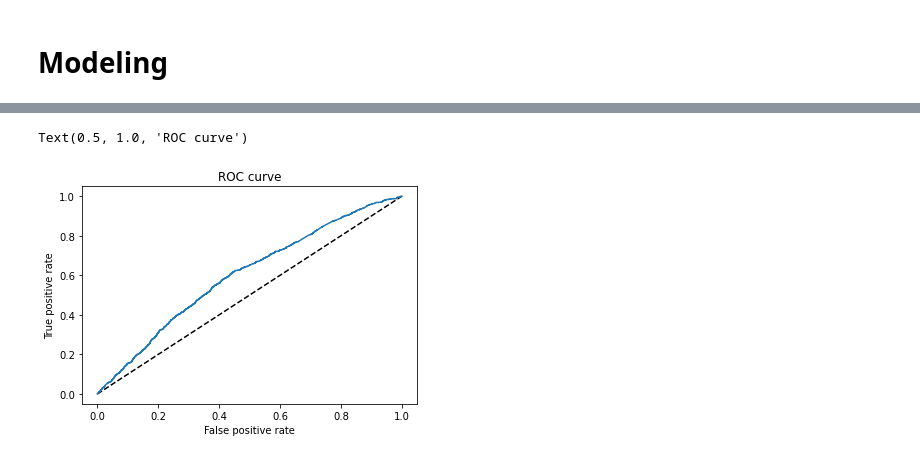
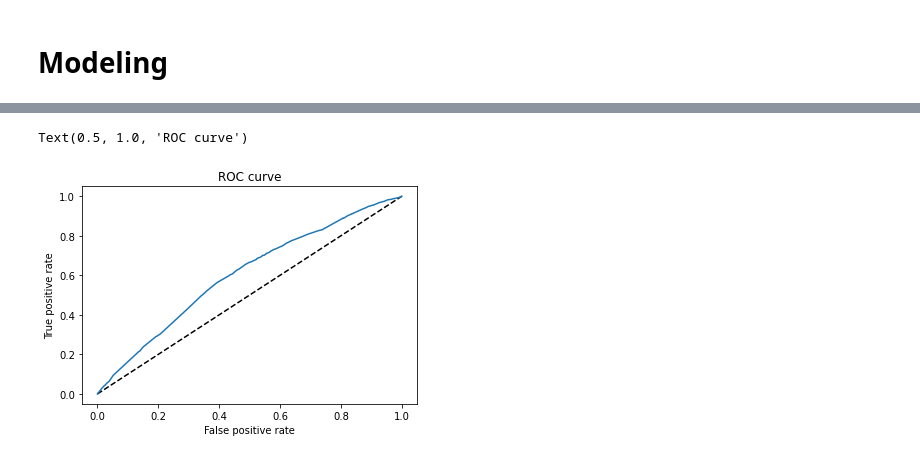
Before and after one commit to saakethkoka/ML-Lab5, a Jupyter notebook: main.ipynb, the cells around one changed output, grey strips where cells are left out. Saved outputs shown, nothing was run; the diff lists cells and outputs as text; code cells hidden in the pictures.

```diff
--- a/main.ipynb
+++ b/main.ipynb
@@ -345,7 +347,7 @@ for col in categorical_headers:
     features[col] = encoders[col].fit_transform(features[col])
 # %%
 # stratified split 80-20:
-X_train, X_test, y_train, y_test = train_test_split(features, target, test_size=0.2, random_state=0, stratify=target)
+X_train, X_test, y_train, y_test = train_test_split(features, target, test_size=0.4, random_state=0, stratify=target)
 # %% [markdown]
 # Modeling
 # %%
@@ -472,17 +578,17 @@ plt.legend()
 # %%
 # plot ROC curve:
 from sklearn.metrics import roc_curve, auc
 import matplotlib.pyplot as plt
-y_pred_keras = model.predict([crossed_features_test.to_numpy(), categorical_features_test.to_numpy(), numerical_features_test.to_numpy()]).ravel()
+y_pred_keras = model2.predict([crossed_features_test.to_numpy(), categorical_features_test.to_numpy(), numerical_features_test.to_numpy()]).ravel()
 fpr_keras, tpr_keras, thresholds_keras = roc_curve(y_test, y_pred_keras)
 auc_keras = auc(fpr_keras, tpr_keras)
 
 plt.figure(1)
 plt.plot([0, 1], [0, 1], 'k--')
 plt.plot(fpr_keras, tpr_keras, label='Keras (area = {:.3f})'.format(auc_keras))
 plt.xlabel('False positive rate')
 plt.ylabel('True positive rate')
 plt.title('ROC curve')
 # %% [output]
 Text(0.5, 1.0, 'ROC curve')
-[figure, old version]
+[figure, new version]
```
Also changed, not shown: parts of 10 cells of this notebook.
